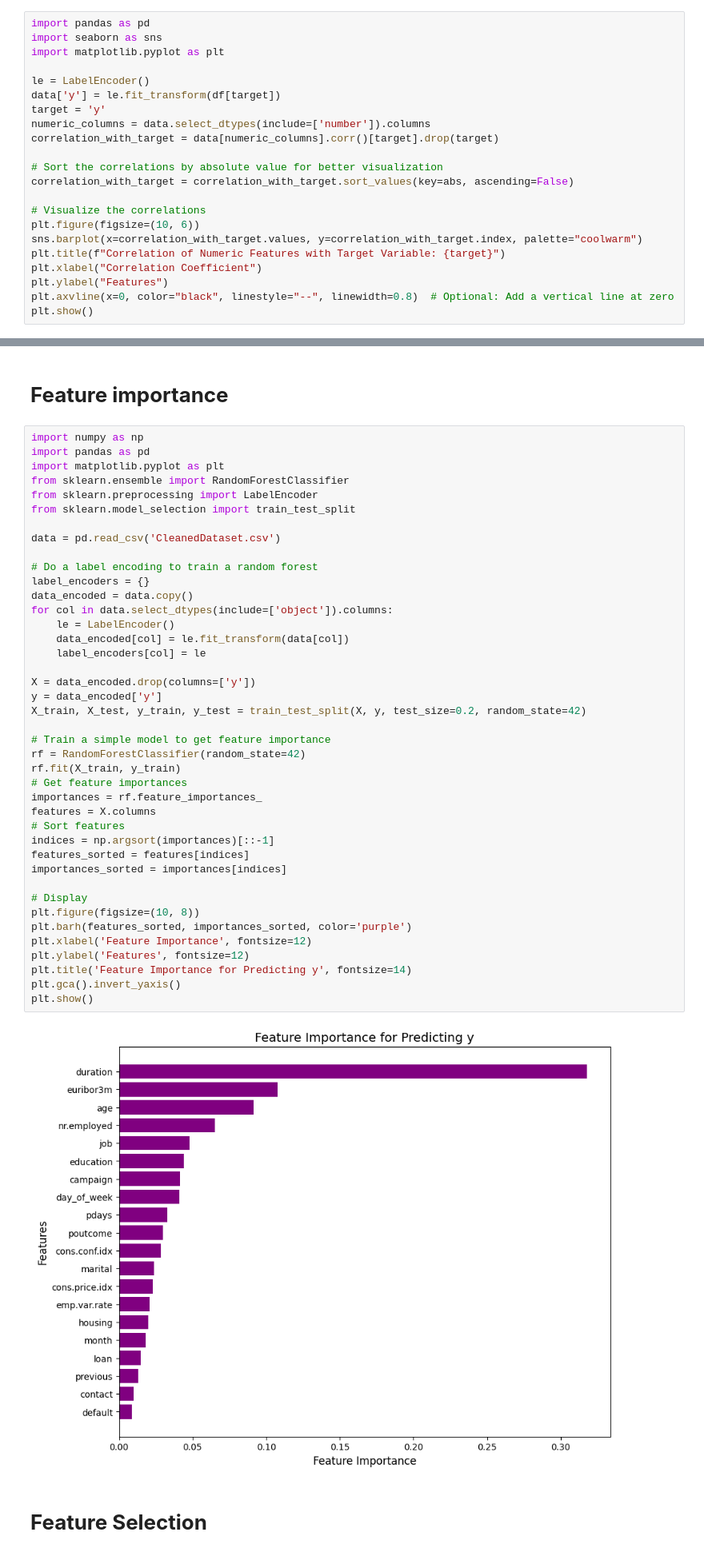
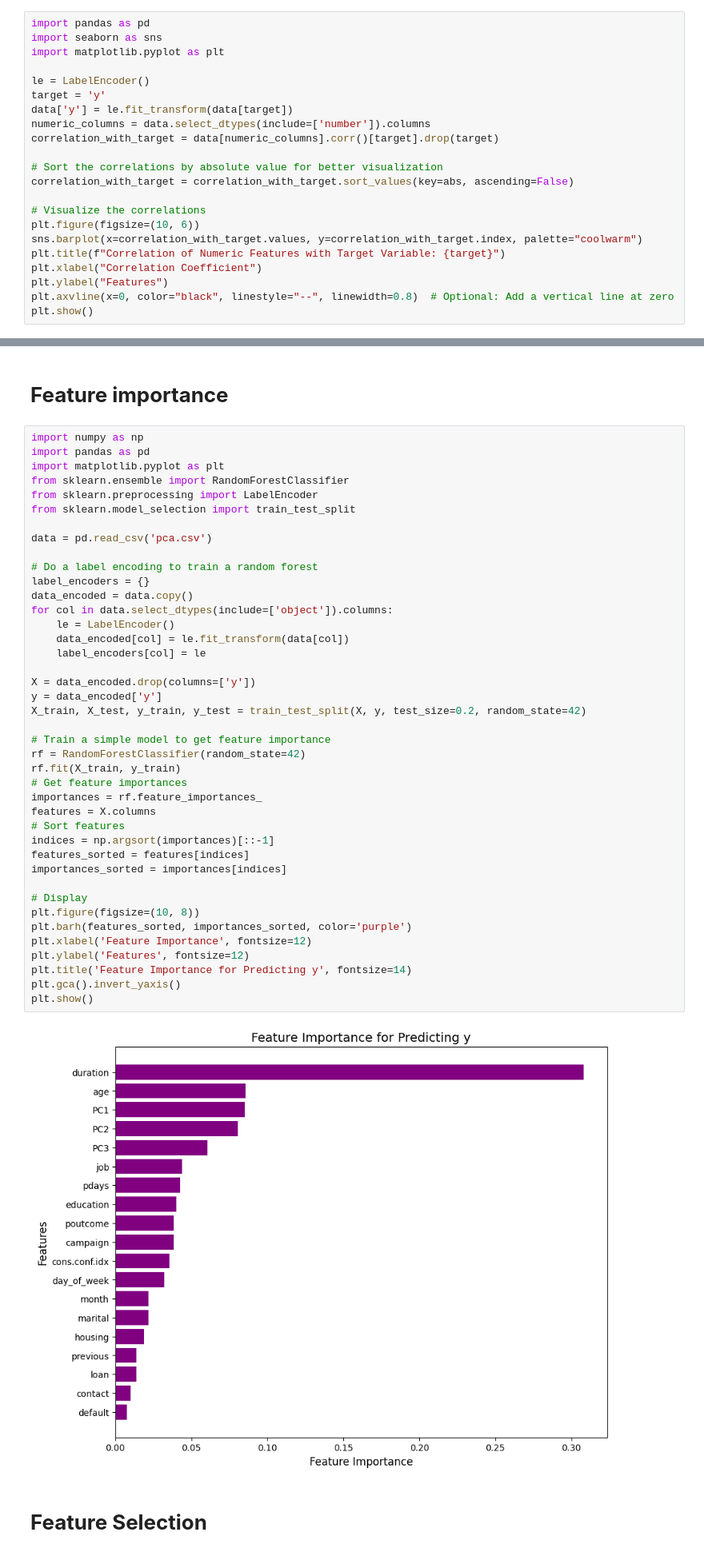
Before and after one commit to Mineth03/Client-Predicting, a Jupyter notebook: Preprocessing/DataPreprocessing.ipynb, the cells around one changed output, grey strips where cells are left out. Shown at 80% size. Saved outputs shown, nothing was run; the diff lists cells and outputs as text.

```diff
--- a/Preprocessing/DataPreprocessing.ipynb
+++ b/Preprocessing/DataPreprocessing.ipynb
@@ -394,8 +394,8 @@ import seaborn as sns
 import matplotlib.pyplot as plt
 
 le = LabelEncoder()
-data['y'] = le.fit_transform(df[target])
 target = 'y'
+data['y'] = le.fit_transform(data[target])
 numeric_columns = data.select_dtypes(include=['number']).columns
 correlation_with_target = data[numeric_columns].corr()[target].drop(target)
 
@@ -425,41 +486,41 @@ from sklearn.ensemble import RandomForestClassifier
 from sklearn.preprocessing import LabelEncoder
 from sklearn.model_selection import train_test_split
 
-data = pd.read_csv('CleanedDataset.csv')
+data = pd.read_csv('pca.csv')
 
 # Do a label encoding to train a random forest
 label_encoders = {}
 data_encoded = data.copy()
 for col in data.select_dtypes(include=['object']).columns:
     le = LabelEncoder()
     data_encoded[col] = le.fit_transform(data[col])
     label_encoders[col] = le
 
 X = data_encoded.drop(columns=['y'])
 y = data_encoded['y']
 X_train, X_test, y_train, y_test = train_test_split(X, y, test_size=0.2, random_state=42)
 
 # Train a simple model to get feature importance
 rf = RandomForestClassifier(random_state=42)
 rf.fit(X_train, y_train)
 # Get feature importances
 importances = rf.feature_importances_
 features = X.columns
 # Sort features
 indices = np.argsort(importances)[::-1]
 features_sorted = features[indices]
 importances_sorted = importances[indices]
 
 # Display
 plt.figure(figsize=(10, 8))
 plt.barh(features_sorted, importances_sorted, color='purple')
 plt.xlabel('Feature Importance', fontsize=12)
 plt.ylabel('Features', fontsize=12)
 plt.title('Feature Importance for Predicting y', fontsize=14)
 plt.gca().invert_yaxis()
 plt.show()
 # %% [output]
-[figure, old version]
+[figure, new version]
 # %% [markdown]
 # **Feature Selection**
 # %%
```
Also changed, not shown: parts of 8 cells of this notebook.
